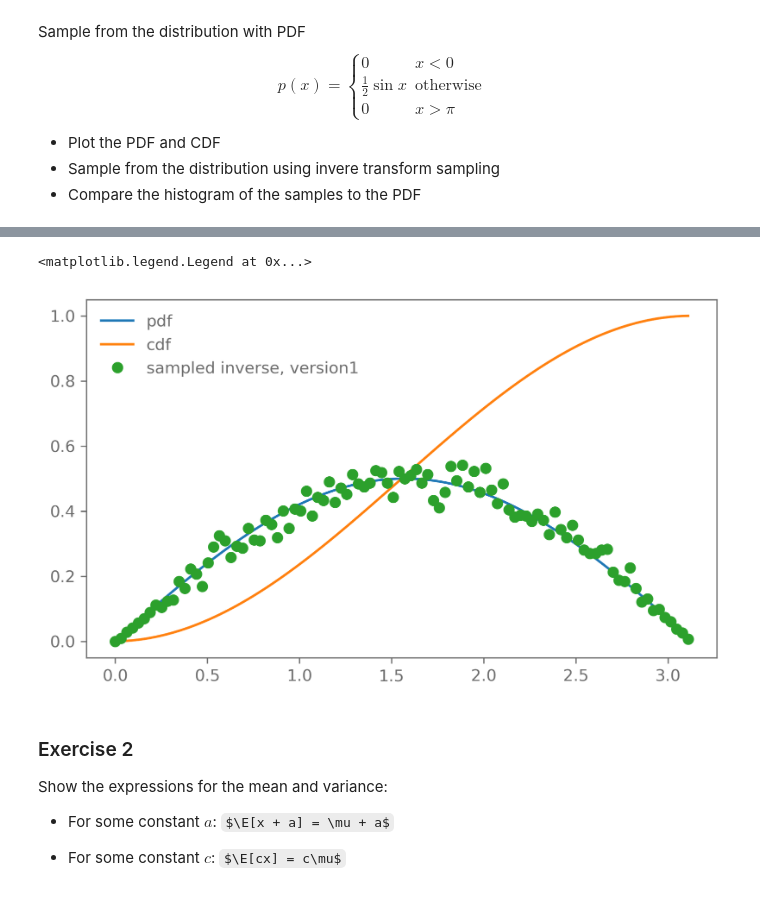
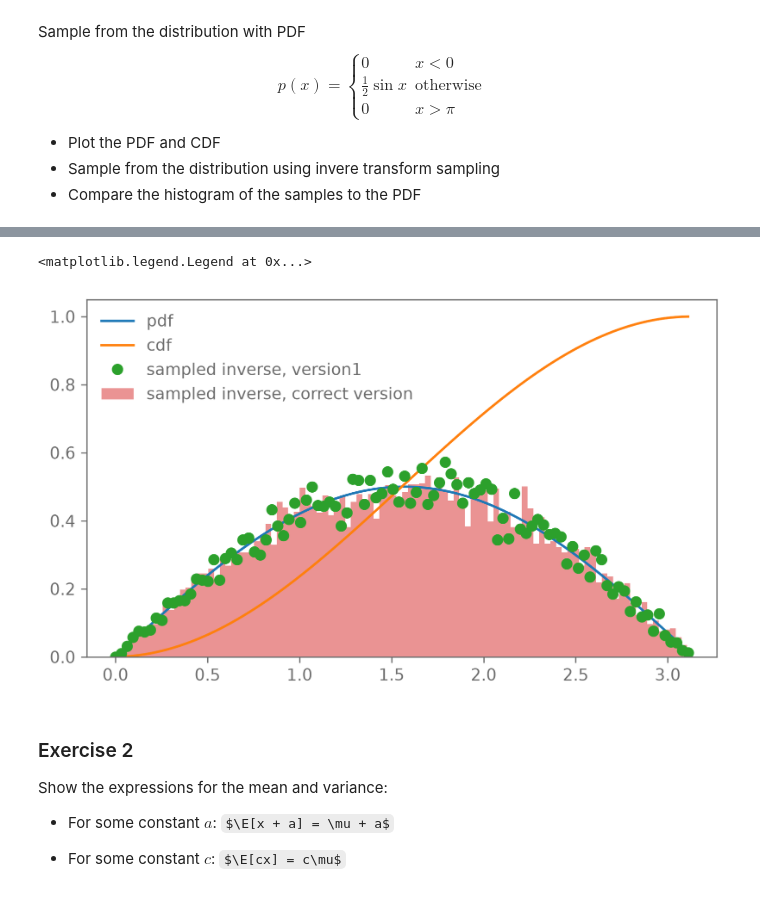
Before and after one commit to bermeyer/Bayesian-Stats-HS2026, a Jupyter notebook: my_exercise_solutions/Ex3.ipynb, the cells around one changed output, grey strips where cells are left out. Drawn from its saved outputs; the diff is of its cells as text; code cells hidden in the pictures; some formulas as TeX source.

```diff
--- a/my_exercise_solutions/Ex3.ipynb
+++ b/my_exercise_solutions/Ex3.ipynb
@@ -67,8 +68,11 @@ def inverse_sample(ys,n,max_p,dx): #my version of inverse sampling by looking at
 
     return counts/(np.sum(dx*counts))
 
-def inverse_sample_correct():
-    return
+def inverse_sample_correct(n):
+    samples=np.random.uniform(0,1,n)
+    # print(samples)
+    y=np.arccos(1-2*samples)
+    return y
 # %%
 xs=np.arange(0,np.pi,np.pi/100)
 dx=xs[1]-xs[0]
@@ -79,3 +83,6 @@ cdfs=cdf(ys,dx)
 max_p=np.max(cdfs)
 # %%
 a=inverse_sample(cdfs,10000,max_p,dx)
+# %%
+b=inverse_sample_correct(10000)
+plt.hist(b,density=True)
@@ -82,11 +97,12 @@ a=inverse_sample(cdfs,10000,max_p,dx)
 # %%
 plt.plot(xs,ys, label="pdf")
 plt.plot(xs, cdfs, label="cdf")
 plt.plot(xs, a, "o", label="sampled inverse, version1")
+plt.hist(b,bins=100,density=True, label="sampled inverse, correct version", alpha=0.5)
 plt.legend()
 # %% [output]
 <matplotlib.legend.Legend at 0x...>
-[figure, old version]
+[figure, new version]
 # %% [markdown]
 ### Exercise 2
 
```
Also changed, not shown: parts of 5 cells of this notebook.
